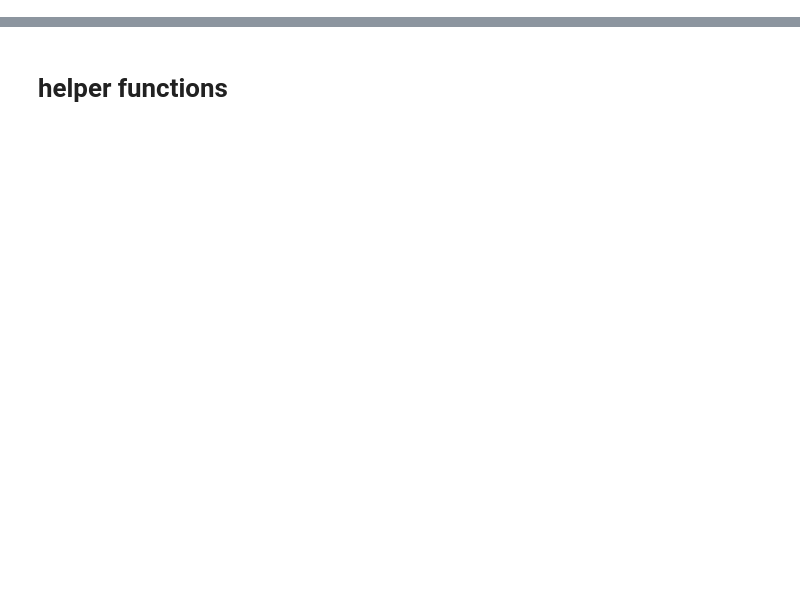
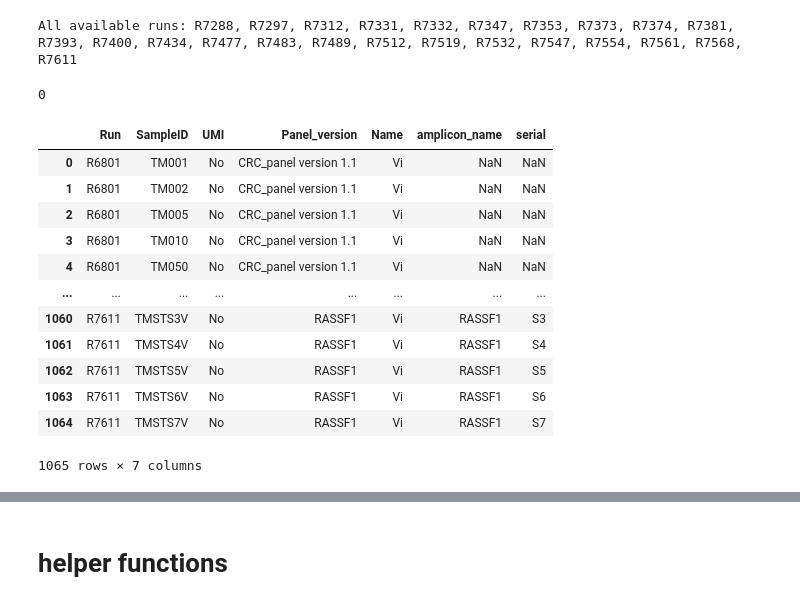
Before and after one commit to hieunguyen4193/ampliconSeq_UMI, a Jupyter notebook: data_analysis_20250613/02_analysis_for_each_run.ipynb, the cells around one changed output, grey strips where cells are left out. Saved outputs shown, nothing was run; the diff lists cells and outputs as text; code cells hidden in the pictures; blank space fills up the shorter version.

```diff
--- a/data_analysis_20250613/02_analysis_for_each_run.ipynb
+++ b/data_analysis_20250613/02_analysis_for_each_run.ipynb
@@ -19,7 +19,7 @@ warnings.filterwarnings("ignore")
 
 main_outptudir = "/workdir/outdir/pipeline_output"
 
-analysis_output_version = "20250624"
+analysis_output_version = "20250721"
 
 name = "Vi"
 
@@ -47,10 +47,10 @@ samplesheet["SampleID"] = samplesheet["filename"].apply(lambda x: x.split("_")[0
 print(f"All available runs: {", ".join(sorted(samplesheet['Run'].unique()))}")
 
 ##### R7489
-selected_run = "R7489"
-UMI = False
-umt_distance = 0
-serial = False
+# selected_run = "R7489"
+# UMI = False
+# umt_distance = 0
+# serial = False
 
 # ##### R7512
 # selected_run = "R7512"
@@ -65,9 +65,37 @@ serial = False
 # serial = True
 
 
+##### R7532, R7547, R7554, R7561, R7568, R7611
+selected_run = "R7532"
+UMI = False
+umt_distance = 0
+serial = True
+
+if selected_run == "R7611":
+    samplesheet = samplesheet[samplesheet["batch"] == "SampleSheet_batch_20250721"]
+
 umi_rundf = umi_rundf[umi_rundf["Run"] == selected_run]
 samplesheet = samplesheet[samplesheet["Run"] == selected_run]
 
 path_to_02_output = os.path.join(path_to_main_output, "02_output", selected_run)
 os.system(f"mkdir -p {path_to_02_output}")
+# %% [output]
+All available runs: R7288, R7297, R7312, R7331, R7332, R7347, R7353, R7373, R7374, R7381, R7393, R7400, R7434, R7477, R7483, R7489, R7512, R7519, R7532, R7547, R7554, R7561, R7568, R7611
+0
+# %%
+rundf
+# %% [output]
+|  | Run | SampleID | UMI | Panel_version | Name | amplicon_name | serial |
+| 0 | R6801 | TM001 | No | CRC_panel version 1.1 | Vi | NaN | NaN |
+| 1 | R6801 | TM002 | No | CRC_panel version 1.1 | Vi | NaN | NaN |
+| 2 | R6801 | TM005 | No | CRC_panel version 1.1 | Vi | NaN | NaN |
+| 3 | R6801 | TM010 | No | CRC_panel version 1.1 | Vi | NaN | NaN |
+| 4 | R6801 | TM050 | No | CRC_panel version 1.1 | Vi | NaN | NaN |
+| ... | ... | ... | ... | ... | ... | ... | ... |
+| 1060 | R7611 | TMSTS3V | No | RASSF1 | Vi | RASSF1 | S3 |
+| 1061 | R7611 | TMSTS4V | No | RASSF1 | Vi | RASSF1 | S4 |
+| 1062 | R7611 | TMSTS5V | No | RASSF1 | Vi | RASSF1 | S5 |
+| 1063 | R7611 | TMSTS6V | No | RASSF1 | Vi | RASSF1 | S6 |
+| 1064 | R7611 | TMSTS7V | No | RASSF1 | Vi | RASSF1 | S7 |
+1065 rows × 7 columns
 # %%
```
Also changed, not shown: parts of 13 cells of this notebook, 14 other files.
